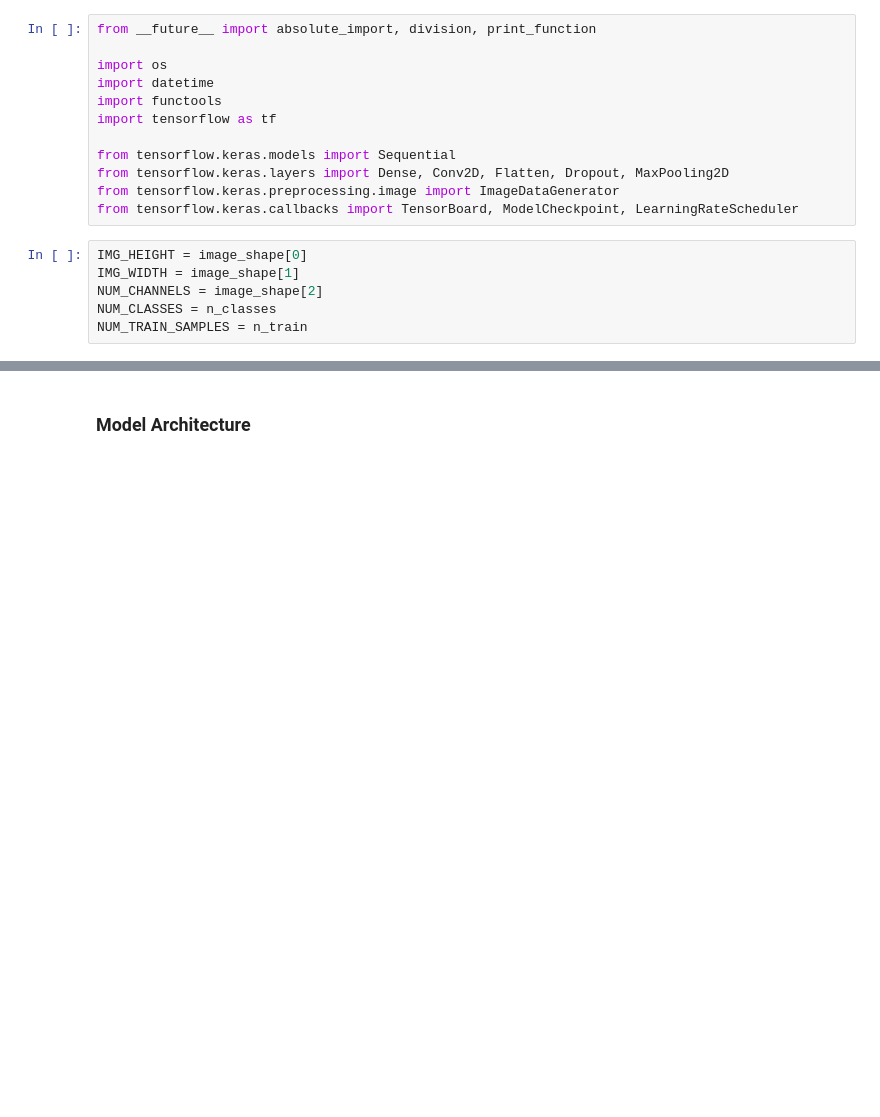
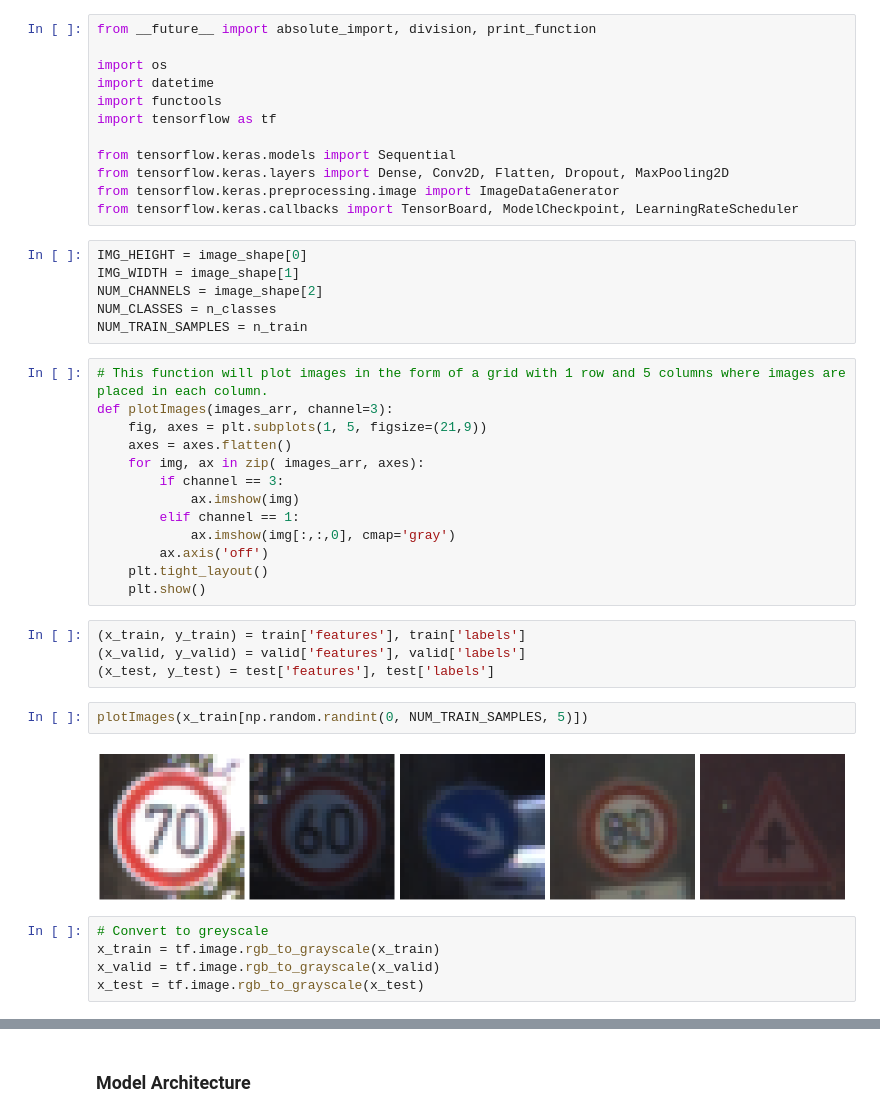
Before and after one commit to zexihan/CarND-Traffic-Sign-Classifier-Project, a Jupyter notebook: Traffic_Sign_Classifier.ipynb, the cells around one changed output, grey strips where cells are left out. Saved outputs shown, nothing was run; the diff lists cells and outputs as text; blank space fills up the shorter version.

```diff
--- a/Traffic_Sign_Classifier.ipynb
+++ b/Traffic_Sign_Classifier.ipynb
@@ -172,3 +171,29 @@ IMG_WIDTH = image_shape[1]
 NUM_CHANNELS = image_shape[2]
 NUM_CLASSES = n_classes
 NUM_TRAIN_SAMPLES = n_train
+# %%
+# This function will plot images in the form of a grid with 1 row and 5 columns where images are placed in each column.
+def plotImages(images_arr, channel=3):
+    fig, axes = plt.subplots(1, 5, figsize=(21,9))
+    axes = axes.flatten()
+    for img, ax in zip( images_arr, axes):
+        if channel == 3:
+            ax.imshow(img)
+        elif channel == 1:
+            ax.imshow(img[:,:,0], cmap='gray')
+        ax.axis('off')
+    plt.tight_layout()
+    plt.show()
+# %%
+(x_train, y_train) = train['features'], train['labels']
+(x_valid, y_valid) = valid['features'], valid['labels']
+(x_test, y_test) = test['features'], test['labels']
+# %%
+plotImages(x_train[np.random.randint(0, NUM_TRAIN_SAMPLES, 5)])
+# %% [output]
+[figure, added]
+# %%
+# Convert to greyscale
+x_train = tf.image.rgb_to_grayscale(x_train)
+x_valid = tf.image.rgb_to_grayscale(x_valid)
+x_test = tf.image.rgb_to_grayscale(x_test)
```
Also changed, not shown: parts of 10 cells of this notebook, 7 other files.
